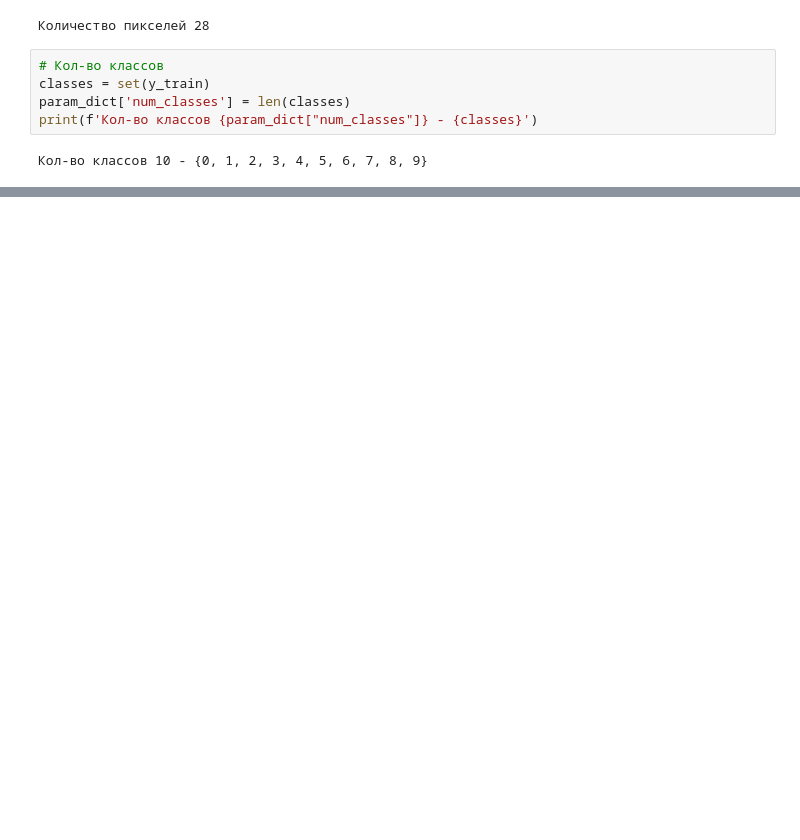
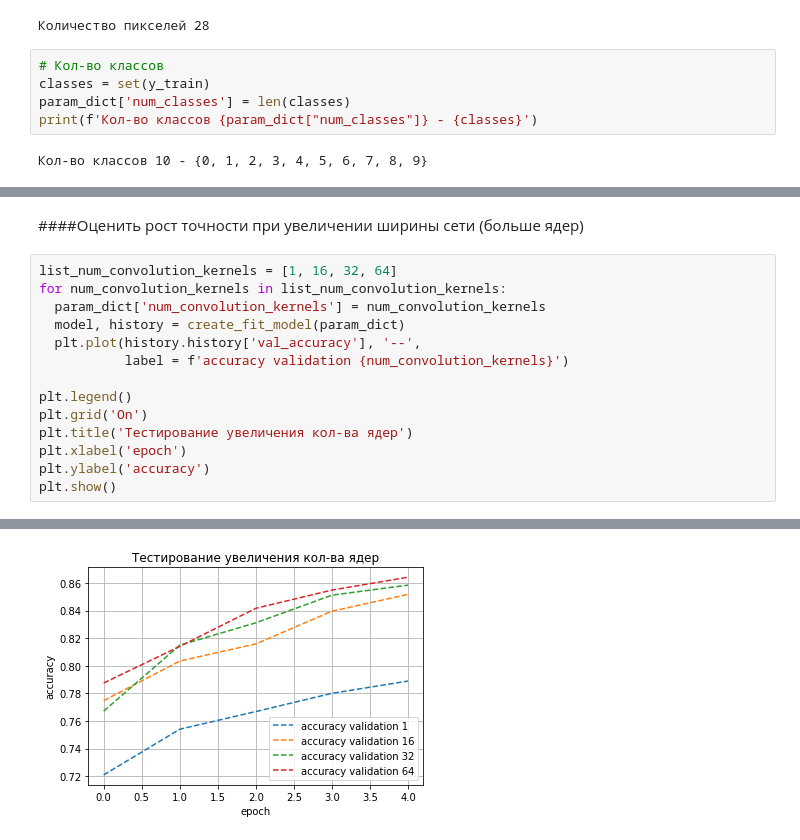
Before and after one commit to djo1006/Introduction_Neural_Networks, a Jupyter notebook: hw_les_4.ipynb, the cells around one changed output, grey strips where cells are left out. Cells and saved outputs as stored; diff of their text form; blank space fills up the shorter version.

```diff
--- a/hw_les_4.ipynb
+++ b/hw_les_4.ipynb
@@ -175,0 +234,17 @@ model.add(layers.experimental.preprocessing.Resizing(224, 224, interpolation="bi
+# %% [markdown]
+####Оценить рост точности при увеличении ширины сети (больше ядер)
+# %%
+list_num_convolution_kernels = [1, 16, 32, 64]
+for num_convolution_kernels in list_num_convolution_kernels:
+  param_dict['num_convolution_kernels'] = num_convolution_kernels
+  model, history = create_fit_model(param_dict)
+  plt.plot(history.history['val_accuracy'], '--',
+           label = f'accuracy validation {num_convolution_kernels}')
+
+plt.legend()
+plt.grid('On')
+plt.title('Тестирование увеличения кол-ва ядер')
+plt.xlabel('epoch')
+plt.ylabel('accuracy')
+plt.show()
+# %% [output]
@@ -175,0 +268 @@ model.add(layers.experimental.preprocessing.Resizing(224, 224, interpolation="bi
+[figure, added]
```
Also changed, not shown: parts of 28 cells of this notebook.
